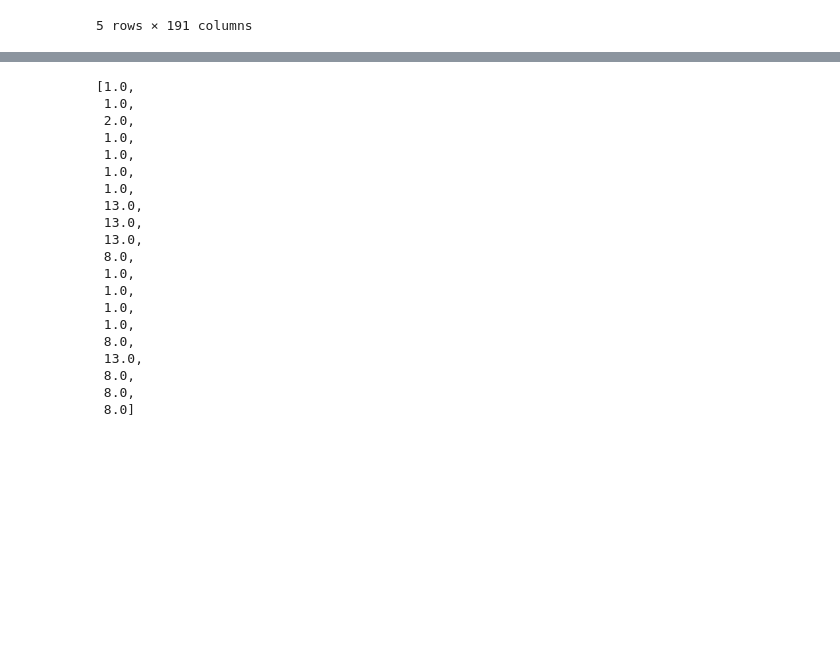
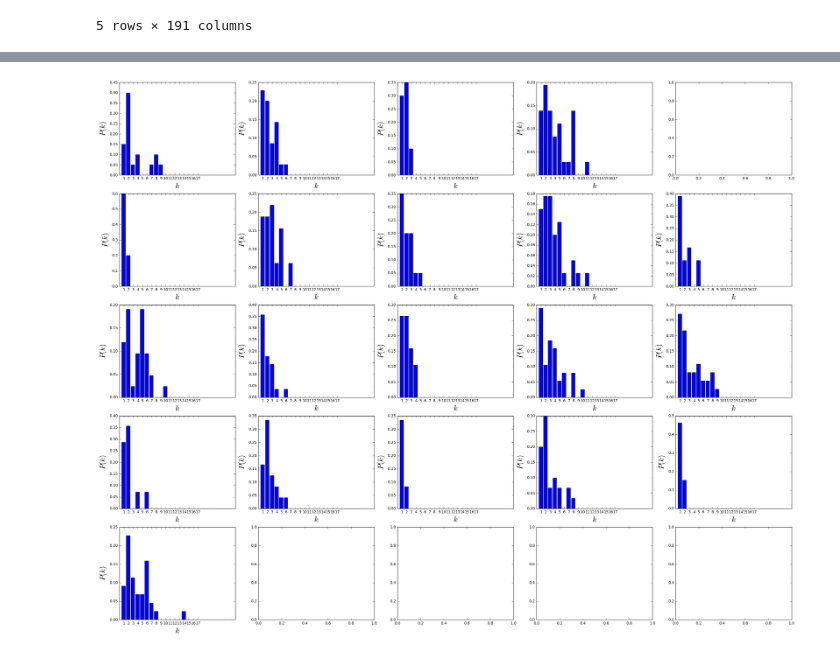
Before and after one commit to rshen36/math17, a Jupyter notebook: project.ipynb, the cells around one changed output, grey strips where cells are left out. Saved outputs shown, nothing was run; the diff lists cells and outputs as text; code cells hidden in the pictures; blank space fills up the shorter version.

```diff
--- a/project.ipynb
+++ b/project.ipynb
@@ -84,23 +91,39 @@ nx.draw_networkx_edges(G,pos,edgelist=matches,edge_color='darkgreen')
-# %%
-attr
-# %% [output]
-[1.0,
- 1.0,
- 2.0,
- 1.0,
- 1.0,
- 1.0,
- 1.0,
- 13.0,
- 13.0,
- 13.0,
- 8.0,
- 1.0,
- 1.0,
- 1.0,
- 1.0,
- 8.0,
- 13.0,
- 8.0,
- 8.0,
- 8.0]
+# %%
+# Visualize the degree distributions
+f, axs = plt.subplots(5,5,figsize=(20,20))
+
+# make graphs only have match edges now
+for i,_ in enumerate(graphs):
+    G = graphs[i]
+
+    edges_to_remove = list()
+    for u,v in G.edges():
+        if G[u][v]['match'] == 0:
+            edges_to_remove.append( (u,v) )
+
+    G.remove_edges_from(edges_to_remove)
+
+    if i == 4: continue # skip for drawing purposes
+
+    # graph values
+    degree_values=np.array(nx.degree(G).values())
+    N=nx.number_of_nodes(G)
+
+    # histogram
+    bins=np.arange(0.5,25.5)
+    deg_k=np.histogram(degree_values,bins=bins)
+
+    # degree distribution
+    P_k=deg_k[0]/np.float(N)
+
+    # plot
+    plt.subplot(5,5,i+1)
+    plt.subplots_adjust(left=1,bottom=2,right=2.25,top=3) # for axis labels
+    plt.bar(bins[:-1],P_k)
+    plt.xticks(np.arange(1,18))
+    plt.xlabel(r'$k$',fontsize=20)
+    plt.ylabel(r'$P(k)$',fontsize=20)
+
+plt.show() # display all the plots
+# %% [output]
+[figure, added]
```
Also changed, not shown: parts of 1 cell of this notebook, 1 other file.
